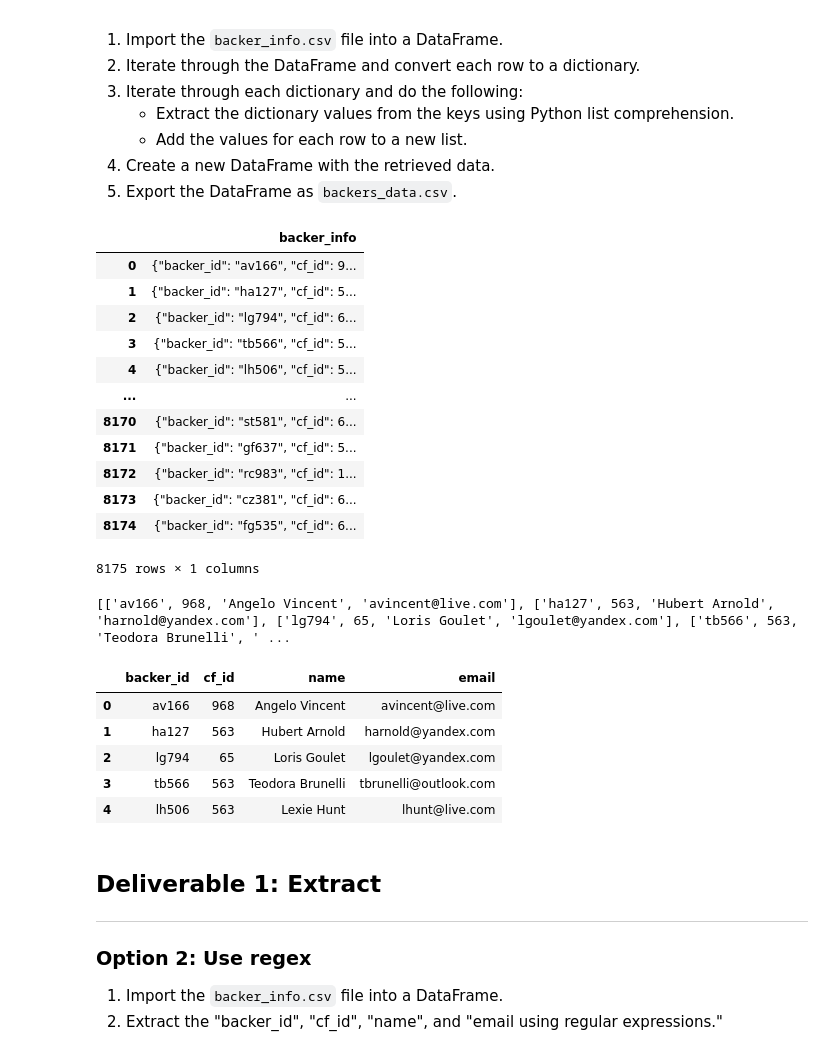
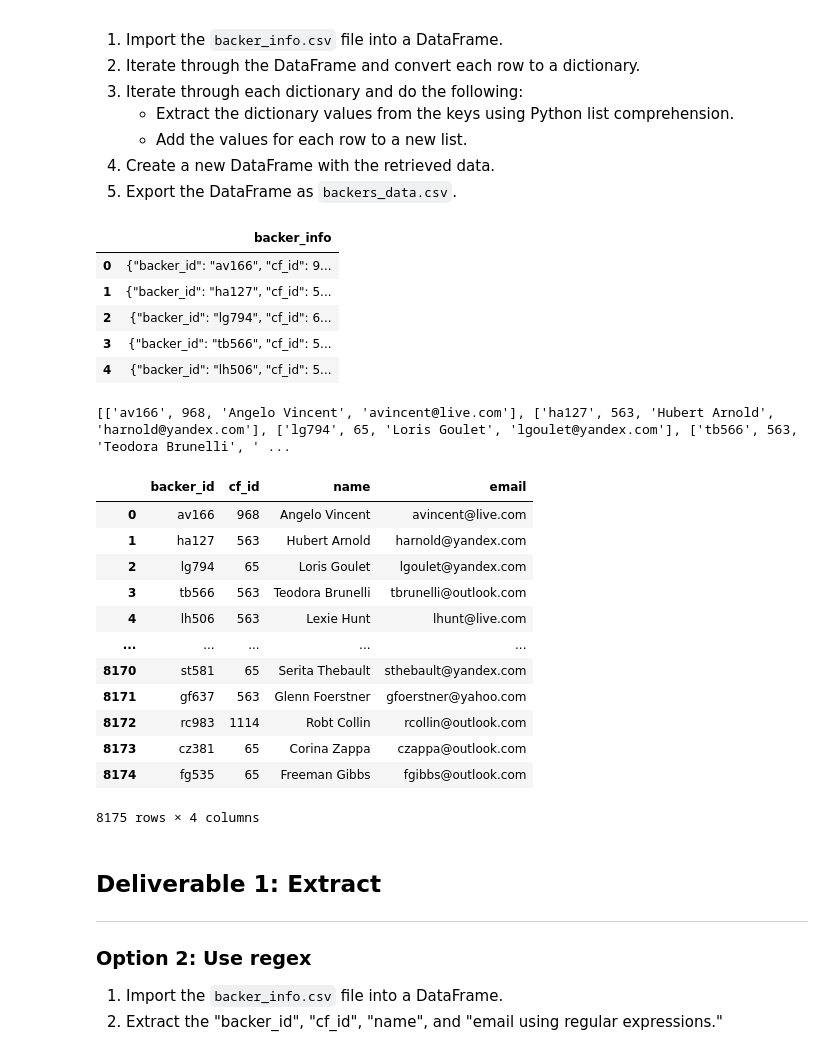
Before and after one commit to bibicortesb/Crowdfunding-ETL, a Jupyter notebook: Challenge/Extract-Transform_final_code.ipynb, the cells around one changed output. Saved outputs shown, nothing was run; the diff lists cells and outputs as text; code cells hidden in the pictures.

```diff
--- a/Challenge/Extract-Transform_final_code.ipynb
+++ b/Challenge/Extract-Transform_final_code.ipynb
@@ -16,9 +16,9 @@ import json
 # %%
 # Get the backers_info from the crowdfunding_info sheet.
 pd.set_option('max_colwidth', 400)
-
-backer_data = pd.read_csv('./backer_info.csv')
-backer_data
+backers_info_df = pd.read_csv("./backer_info.csv")
+backers_values = []
+backers_info_df.head()
 # %% [output]
 |  | backer_info |
 | 0 | {"backer_id": "av166", "cf_id": 9... |
@@ -26,42 +26,38 @@ backer_data
 | 2 | {"backer_id": "lg794", "cf_id": 6... |
 | 3 | {"backer_id": "tb566", "cf_id": 5... |
 | 4 | {"backer_id": "lh506", "cf_id": 5... |
-| ... | ... |
-| 8170 | {"backer_id": "st581", "cf_id": 6... |
-| 8171 | {"backer_id": "gf637", "cf_id": 5... |
-| 8172 | {"backer_id": "rc983", "cf_id": 1... |
-| 8173 | {"backer_id": "cz381", "cf_id": 6... |
-| 8174 | {"backer_id": "fg535", "cf_id": 6... |
-8175 rows × 1 columns
 # %%
 # Iterate through the backers DataFrame and convert each row to a dictionary.
-
-backers_dict = []
-for i, row in backer_data.iterrows():
-    data_backer= row['backer_info']
-    converted_data=json.loads(data_backer)
-
+for i, row in backers_info_df.iterrows():
+    data=row['backer_info']
+    converted_data = json.loads(data)
     # Iterate through each dictionary (row) and get the values for each row using list comprehension.
     row_values = [v for k, v in converted_data.items()]
-
     # Append the list of values for each row to a list.
-    backers_dict.append(row_values)
+    backers_values.append(row_values)
 
 # Print out the list of values for each row.
-print(backers_dict)
+print(backers_values)
 # %% [output]
 [['av166', 968, 'Angelo Vincent', 'avincent@live.com'], ['ha127', 563, 'Hubert Arnold', 'harnold@yandex.com'], ['lg794', 65, 'Loris Goulet', 'lgoulet@yandex.com'], ['tb566', 563, 'Teodora Brunelli', ' ...
 # %%
 # Create a backers_df DataFrame with the following columns: 'backer_id','cf_id', 'name', and 'email'
 # using the list of values lists.
-backers_df = pd.DataFrame(backers_dict, columns =['backer_id','cf_id', 'name','email'])
-backers_df.head()
+backers_df = pd.DataFrame(backers_values, columns=['backer_id','cf_id', 'name', 'email'])
+backers_df
 # %% [output]
 |  | backer_id | cf_id | name | email |
 | 0 | av166 | 968 | Angelo Vincent | avincent@live.com |
 | 1 | ha127 | 563 | Hubert Arnold | harnold@yandex.com |
 | 2 | lg794 | 65 | Loris Goulet | lgoulet@yandex.com |
 | 3 | tb566 | 563 | Teodora Brunelli | tbrunelli@outlook.com |
 | 4 | lh506 | 563 | Lexie Hunt | lhunt@live.com |
+| ... | ... | ... | ... | ... |
+| 8170 | st581 | 65 | Serita Thebault | sthebault@yandex.com |
+| 8171 | gf637 | 563 | Glenn Foerstner | gfoerstner@yahoo.com |
+| 8172 | rc983 | 1114 | Robt Collin | rcollin@outlook.com |
+| 8173 | cz381 | 65 | Corina Zappa | czappa@outlook.com |
+| 8174 | fg535 | 65 | Freeman Gibbs | fgibbs@outlook.com |
+8175 rows × 4 columns
 # %%
 # Export the DataFrame as a CSV file using encoding='utf8'.
```
Also changed, not shown: parts of 3 cells of this notebook, 2 other files.
